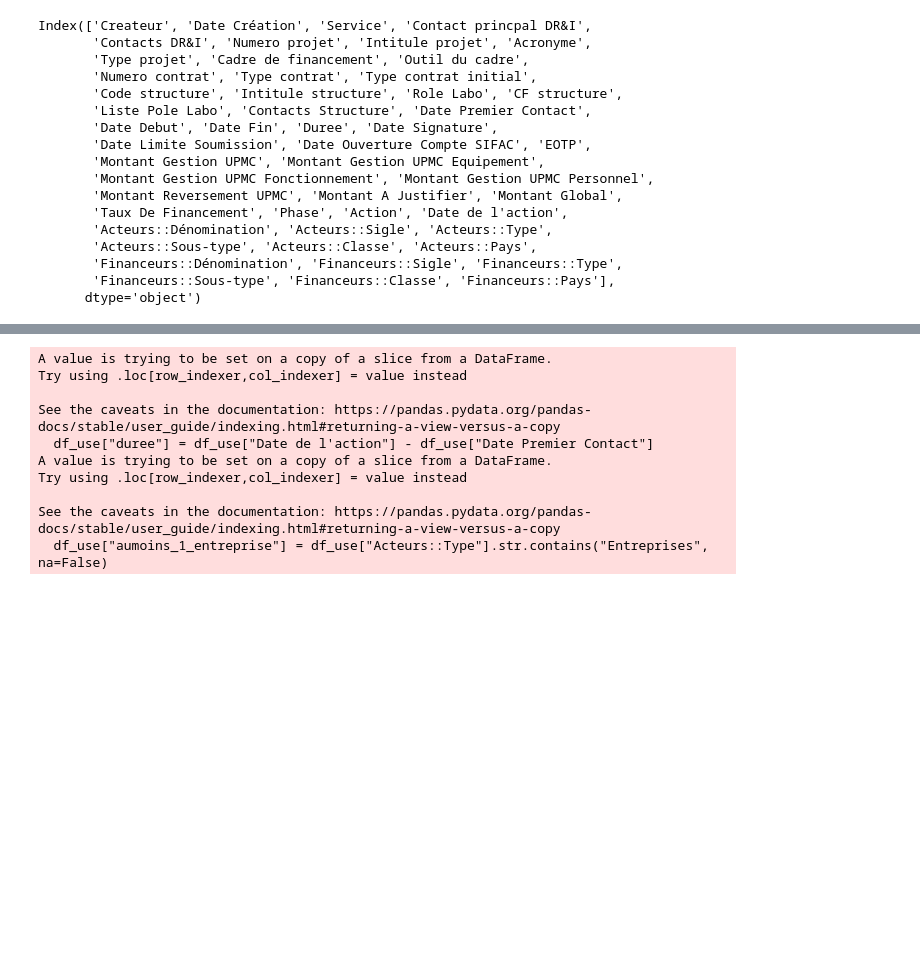
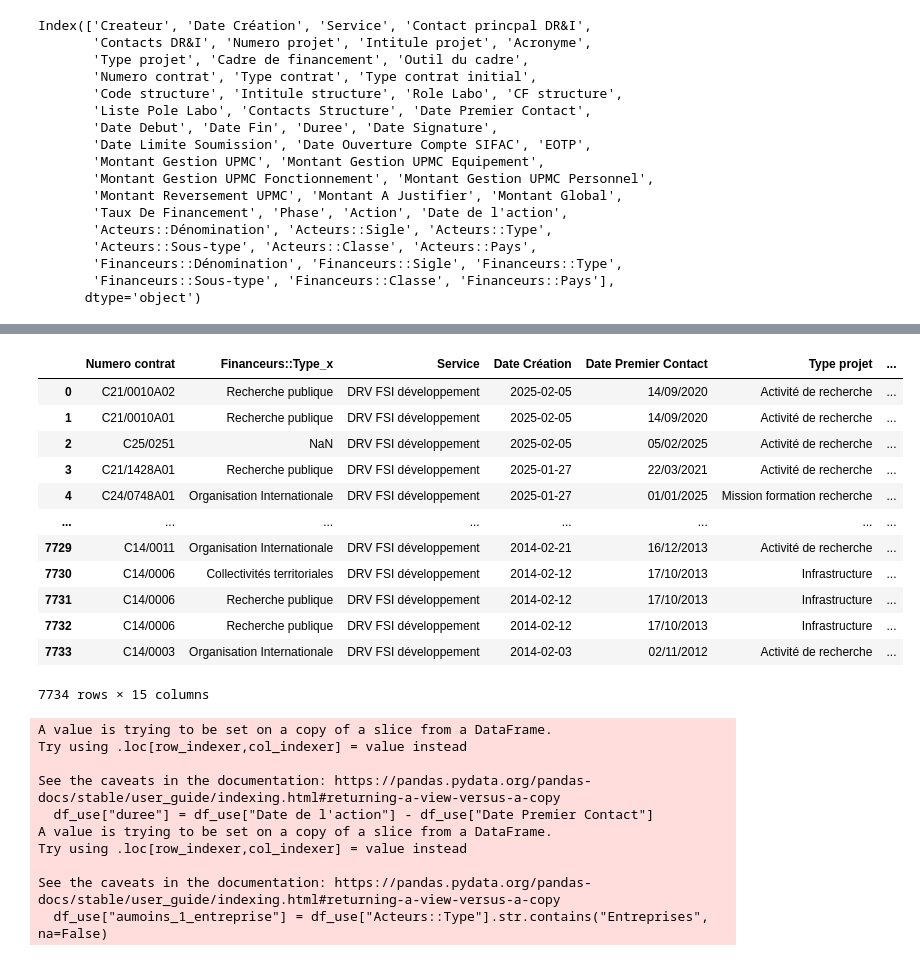
Before and after one commit to Alich13/InfoLab, a Jupyter notebook: 00_explore.ipynb, the cells around one changed output, grey strips where cells are left out. Cells and saved outputs as stored; diff of their text form; code cells hidden in the pictures; blank space fills up the shorter version.

```diff
--- a/00_explore.ipynb
+++ b/00_explore.ipynb
@@ -50,3 +117,28 @@ Index(['Createur', 'Date Création', 'Service', 'Contact princpal DR&I',
+# %%
+sigle=separate(df_filtered,column_to_explode = 'Financeurs::Type')
+sigle_merged=sigle.merge(df_filtered, left_on="Numero contrat", right_on="Numero contrat", how="left")
+
+
+#sigle_merged = sigle_merged.rename(columns={'Financeurs::Type': 'soustype_test'})
+
+
+#df_filtered["Financeurs::Type"].value_counts()
+#df_filtered["Financeurs::Sous-type"].value_counts()
+sigle_merged
+# %% [output]
+|  | Numero contrat | Financeurs::Type_x | Service | Date Création | Date Premier Contact | Type projet | ... |
+| 0 | C21/0010A02 | Recherche publique | DRV FSI développement | 2025-02-05 | 14/09/2020 | Activité de recherche | ... |
+| 1 | C21/0010A01 | Recherche publique | DRV FSI développement | 2025-02-05 | 14/09/2020 | Activité de recherche | ... |
+| 2 | C25/0251 | NaN | DRV FSI développement | 2025-02-05 | 05/02/2025 | Activité de recherche | ... |
+| 3 | C21/1428A01 | Recherche publique | DRV FSI développement | 2025-01-27 | 22/03/2021 | Activité de recherche | ... |
+| 4 | C24/0748A01 | Organisation Internationale | DRV FSI développement | 2025-01-27 | 01/01/2025 | Mission formation recherche | ... |
+| ... | ... | ... | ... | ... | ... | ... | ... |
+| 7729 | C14/0011 | Organisation Internationale | DRV FSI développement | 2014-02-21 | 16/12/2013 | Activité de recherche | ... |
+| 7730 | C14/0006 | Collectivités territoriales | DRV FSI développement | 2014-02-12 | 17/10/2013 | Infrastructure | ... |
+| 7731 | C14/0006 | Recherche publique | DRV FSI développement | 2014-02-12 | 17/10/2013 | Infrastructure | ... |
+| 7732 | C14/0006 | Recherche publique | DRV FSI développement | 2014-02-12 | 17/10/2013 | Infrastructure | ... |
+| 7733 | C14/0003 | Organisation Internationale | DRV FSI développement | 2014-02-03 | 02/11/2012 | Activité de recherche | ... |
+7734 rows × 15 columns
 # %%
 from aux import preprocess
 %matplotlib inline
```
Also changed, not shown: parts of 6 cells of this notebook, 2 other files.
